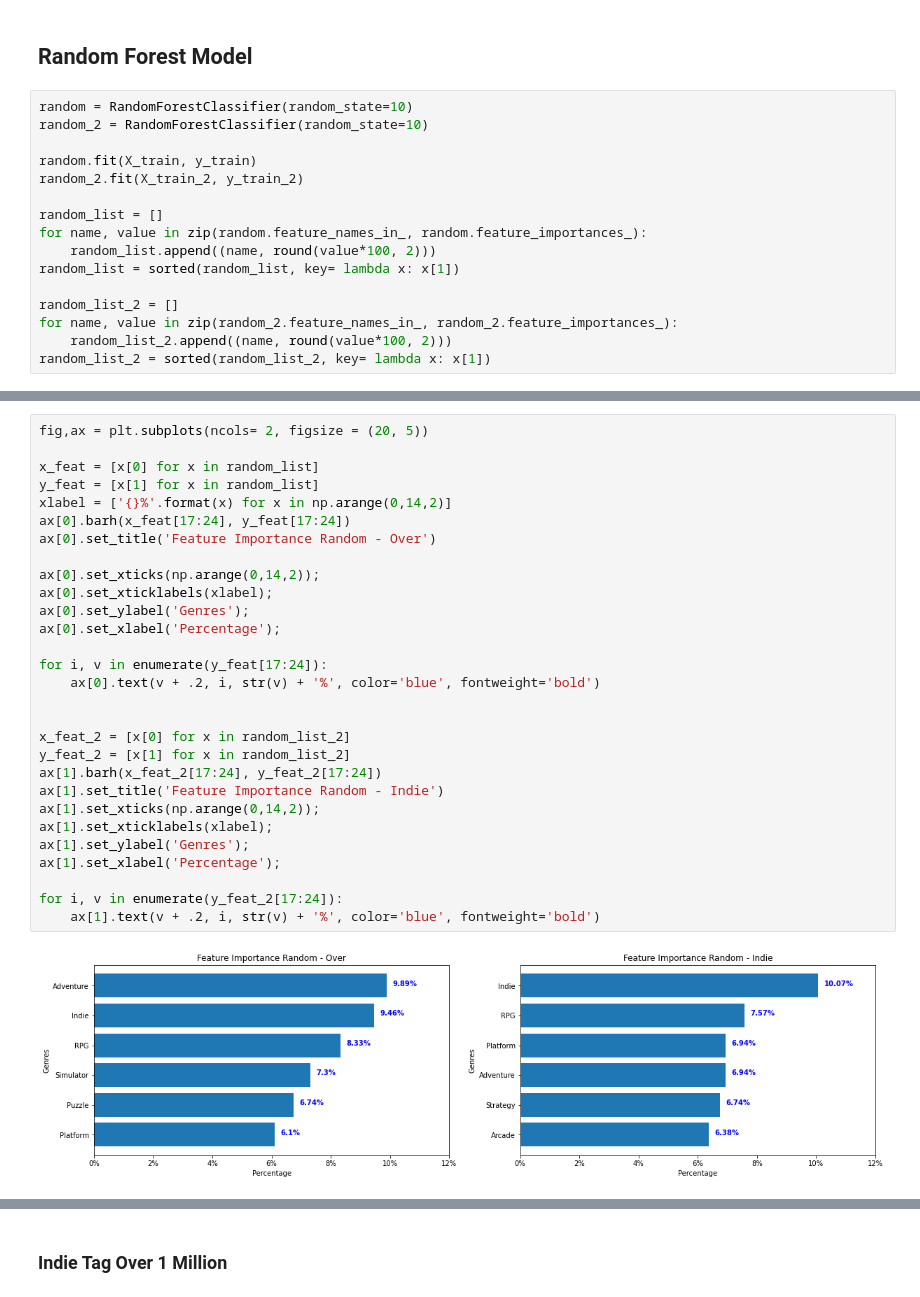
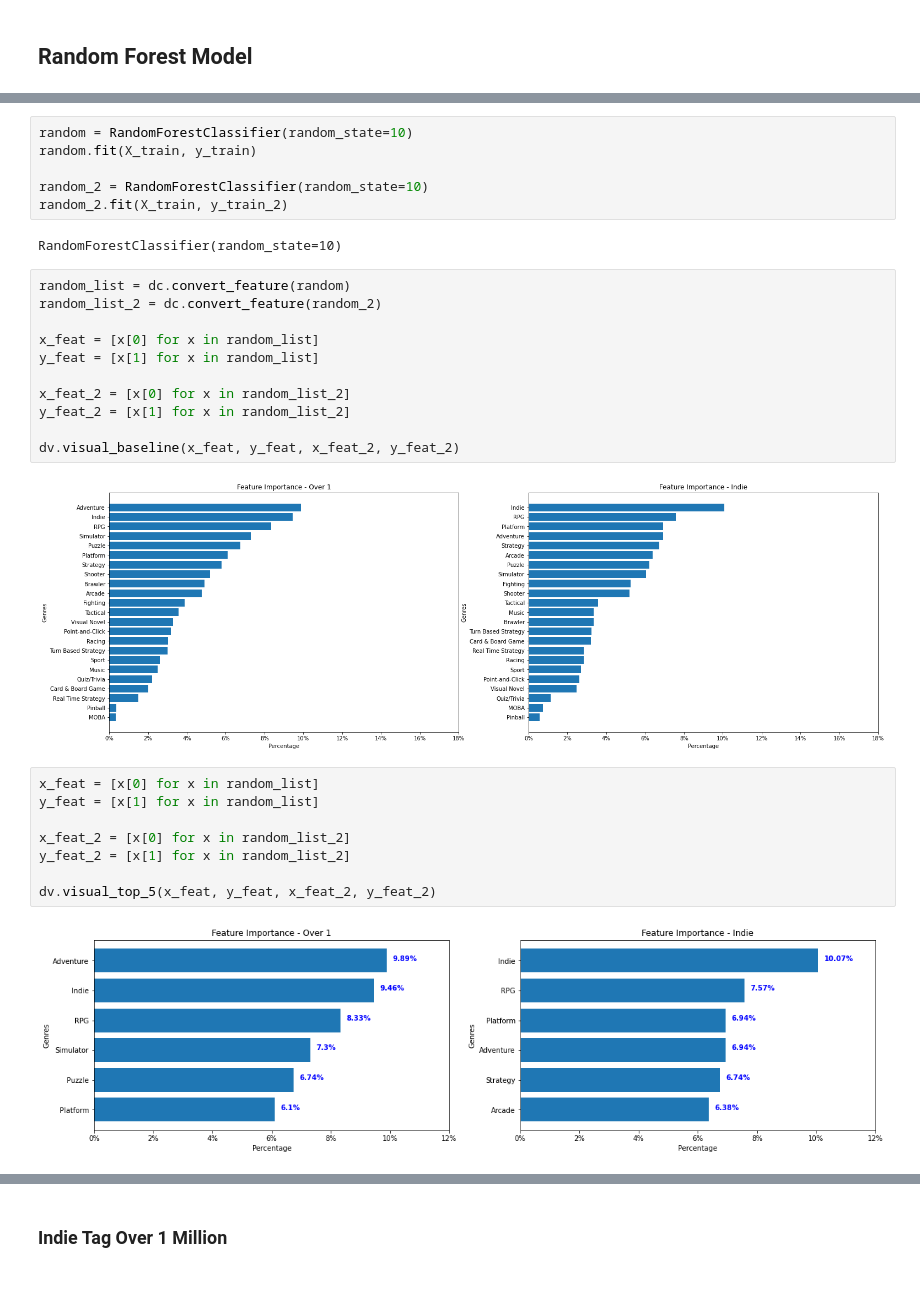
Before and after one commit to Tommyphung1/Predicting-Video-Games-Profit-with-Genres, a Jupyter notebook: Final_Notebook.ipynb, the cells around one changed output, grey strips where cells are left out. Saved outputs shown, nothing was run; the diff lists cells and outputs as text.

```diff
--- a/Final_Notebook.ipynb
+++ b/Final_Notebook.ipynb
@@ -270,19 +222,3 @@ Looking back with most common genres, **most of those genres** appear to be in *
 This directly support the fact that even though many gaves have the title, **they are not directly correctate to a good selling games**. In other words, **some genres would work better** for **indie** games than others.
 # %% [markdown]
 ## Random Forest Model
-# %%
-random = RandomForestClassifier(random_state=10)
-random_2 = RandomForestClassifier(random_state=10)
-
-random.fit(X_train, y_train)
-random_2.fit(X_train_2, y_train_2)
-
-random_list = []
-for name, value in zip(random.feature_names_in_, random.feature_importances_):
-    random_list.append((name, round(value*100, 2)))
-random_list = sorted(random_list, key= lambda x: x[1])
-
-random_list_2 = []
-for name, value in zip(random_2.feature_names_in_, random_2.feature_importances_):
-    random_list_2.append((name, round(value*100, 2)))
-random_list_2 = sorted(random_list_2, key= lambda x: x[1])
@@ -313,34 +225,34 @@ ax[1].set_xlabel('Percentage');
-# %%
-fig,ax = plt.subplots(ncols= 2, figsize = (20, 5))
-
-x_feat = [x[0] for x in random_list]
-y_feat = [x[1] for x in random_list]
-xlabel = ['{}%'.format(x) for x in np.arange(0,14,2)]
-ax[0].barh(x_feat[17:24], y_feat[17:24])
-ax[0].set_title('Feature Importance Random - Over')
-
-ax[0].set_xticks(np.arange(0,14,2));
-ax[0].set_xticklabels(xlabel);
-ax[0].set_ylabel('Genres');
-ax[0].set_xlabel('Percentage');
-
-for i, v in enumerate(y_feat[17:24]):
-    ax[0].text(v + .2, i, str(v) + '%', color='blue', fontweight='bold')
-
-
-x_feat_2 = [x[0] for x in random_list_2]
-y_feat_2 = [x[1] for x in random_list_2]
-ax[1].barh(x_feat_2[17:24], y_feat_2[17:24])
-ax[1].set_title('Feature Importance Random - Indie')
-ax[1].set_xticks(np.arange(0,14,2));
-ax[1].set_xticklabels(xlabel);
-ax[1].set_ylabel('Genres');
-ax[1].set_xlabel('Percentage');
-
-for i, v in enumerate(y_feat_2[17:24]):
-    ax[1].text(v + .2, i, str(v) + '%', color='blue', fontweight='bold')
-# %% [output]
-[figure, removed]
+# %%
+random = RandomForestClassifier(random_state=10)
+random.fit(X_train, y_train)
+
+random_2 = RandomForestClassifier(random_state=10)
+random_2.fit(X_train, y_train_2)
+# %% [output]
+RandomForestClassifier(random_state=10)
+# %%
+random_list = dc.convert_feature(random)
+random_list_2 = dc.convert_feature(random_2)
+
+x_feat = [x[0] for x in random_list]
+y_feat = [x[1] for x in random_list]
+
+x_feat_2 = [x[0] for x in random_list_2]
+y_feat_2 = [x[1] for x in random_list_2]
+
+dv.visual_baseline(x_feat, y_feat, x_feat_2, y_feat_2)
+# %% [output]
+[figure, added]
+# %%
+x_feat = [x[0] for x in random_list]
+y_feat = [x[1] for x in random_list]
+
+x_feat_2 = [x[0] for x in random_list_2]
+y_feat_2 = [x[1] for x in random_list_2]
+
+dv.visual_top_5(x_feat, y_feat, x_feat_2, y_feat_2)
+# %% [output]
+[figure, added]
 # %%
 print('Random Forest Accuracy Results')
 print('Over 1 million Threshold: {}%'.format(round(random.score(X_test, y_test), 4)*100))
```
Also changed, not shown: parts of 43 cells of this notebook, 2 other files.
